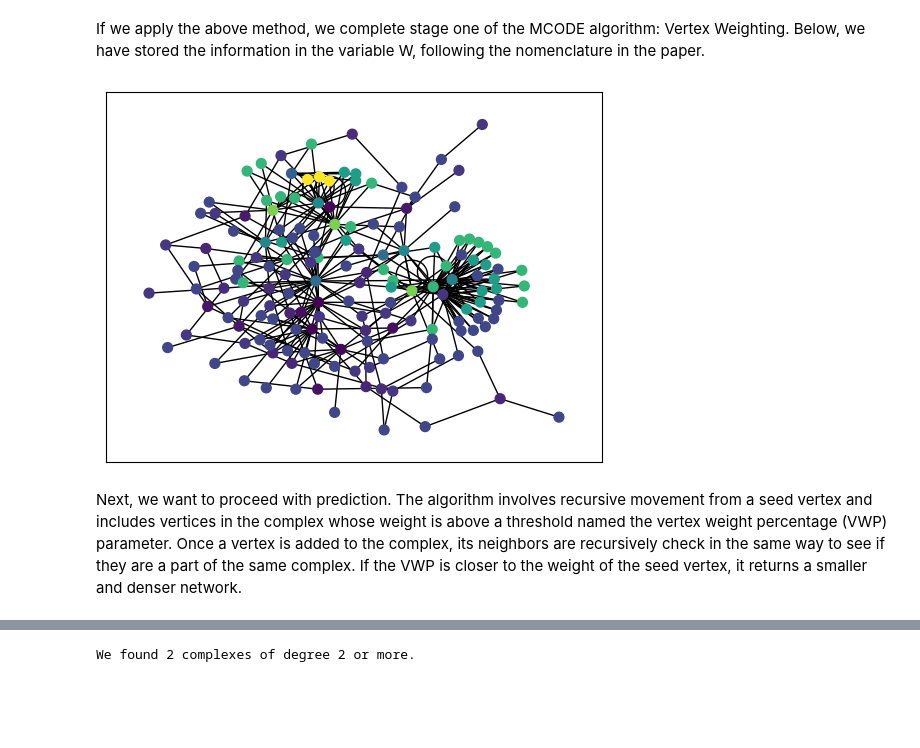
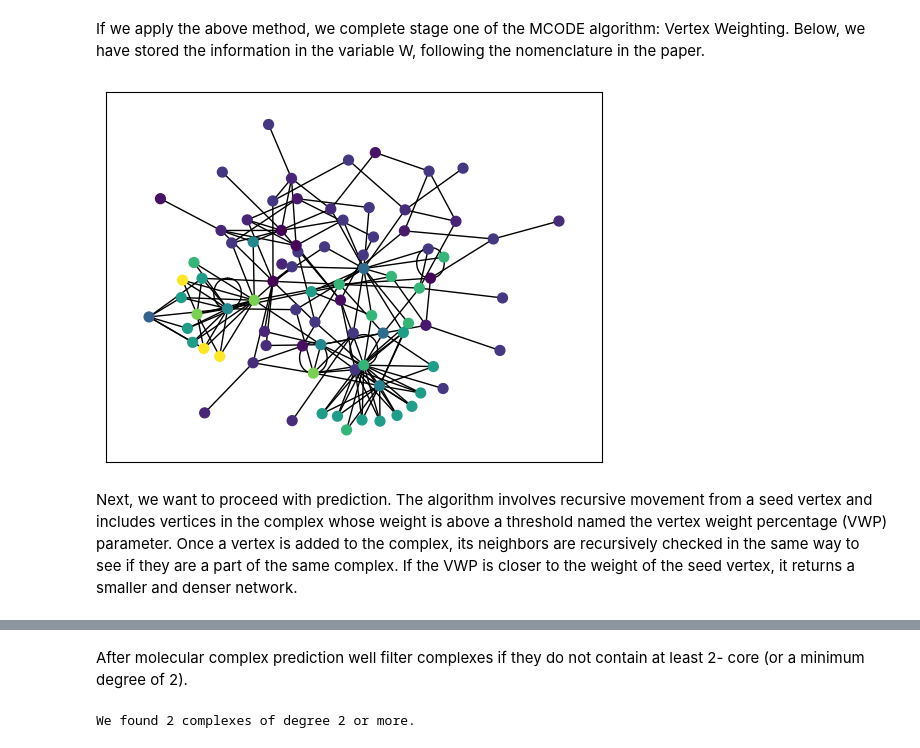
Before and after one commit to jadewithgreen/MCODE, a Jupyter notebook: mcode.ipynb, the cells around one changed output, grey strips where cells are left out. Cells and saved outputs as stored; diff of their text form; code cells hidden in the pictures; blank space fills up the shorter version.

```diff
--- a/mcode.ipynb
+++ b/mcode.ipynb
@@ -175,20 +175,20 @@ W = vertex_weighting(g) # store the vertex weights
 # %%
 
 W = vertex_weighting(g)
 
-plot_nodes = [n for n, d in g.degree() if d > 1]
+plot_nodes = [n for n, d in g.degree() if d > 2]
 sub = g.subgraph(plot_nodes).copy()
 pos = nx.kamada_kawai_layout(sub)
 
 node_values = [W[n]for n in sub.nodes()]
 
 nx.draw_networkx(sub, pos, node_size = 50, node_color=node_values, cmap="viridis", with_labels = False)
 
 #plt.show()
 # %% [output]
-[figure, old version]
+[figure, new version]
 # %% [markdown]
-Next, we want to proceed with prediction. The algorithm involves recursive movement from a seed vertex and includes vertices in the complex whose weight is above a threshold named the vertex weight percentage (VWP) parameter. Once a vertex is added to the complex, its neighbors are recursively check in the same way to see if they are a part of the same complex. If the VWP is closer to the weight of the seed vertex, it returns a smaller and denser network.
+Next, we want to proceed with prediction. The algorithm involves recursive movement from a seed vertex and includes vertices in the complex whose weight is above a threshold named the vertex weight percentage (VWP) parameter. Once a vertex is added to the complex, its neighbors are recursively checked in the same way to see if they are a part of the same complex. If the VWP is closer to the weight of the seed vertex, it returns a smaller and denser network.
 # %%
 # try implementing with classes?
 
@@ -277,3 +262,5 @@ already explored 3190
+# %% [markdown]
+After molecular complex prediction well filter complexes if they do not contain at least 2- core (or a minimum degree of 2).
 # %%
 visited = set()
 node_count = 0
```
Also changed, not shown: parts of 2 cells of this notebook, 1 other file.
